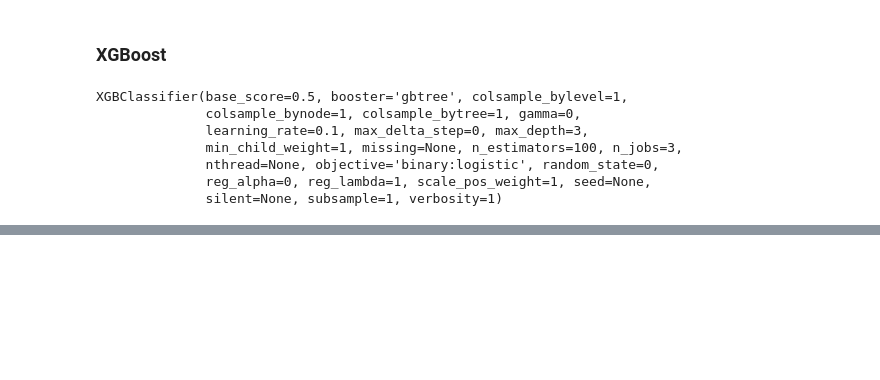
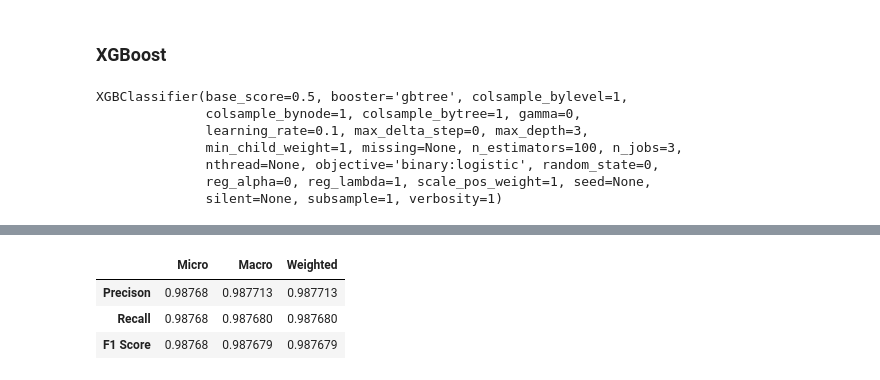
Before and after one commit to emilia329/WineFun, a Jupyter notebook: Modeling.ipynb, the cells around one changed output, grey strips where cells are left out. Cells and saved outputs as stored; diff of their text form; code cells hidden in the pictures; blank space fills up the shorter version.

```diff
--- a/Modeling.ipynb
+++ b/Modeling.ipynb
@@ -448,0 +540,7 @@ prediction = xgb.predict(X_test)
+# %%
+datatable(y_test,refined_p)
+# %% [output]
+|  | Micro | Macro | Weighted |
+| Precison | 0.98768 | 0.987713 | 0.987713 |
+| Recall | 0.98768 | 0.987680 | 0.987680 |
+| F1 Score | 0.98768 | 0.987679 | 0.987679 |
```
Also changed, not shown: parts of 11 cells of this notebook.
